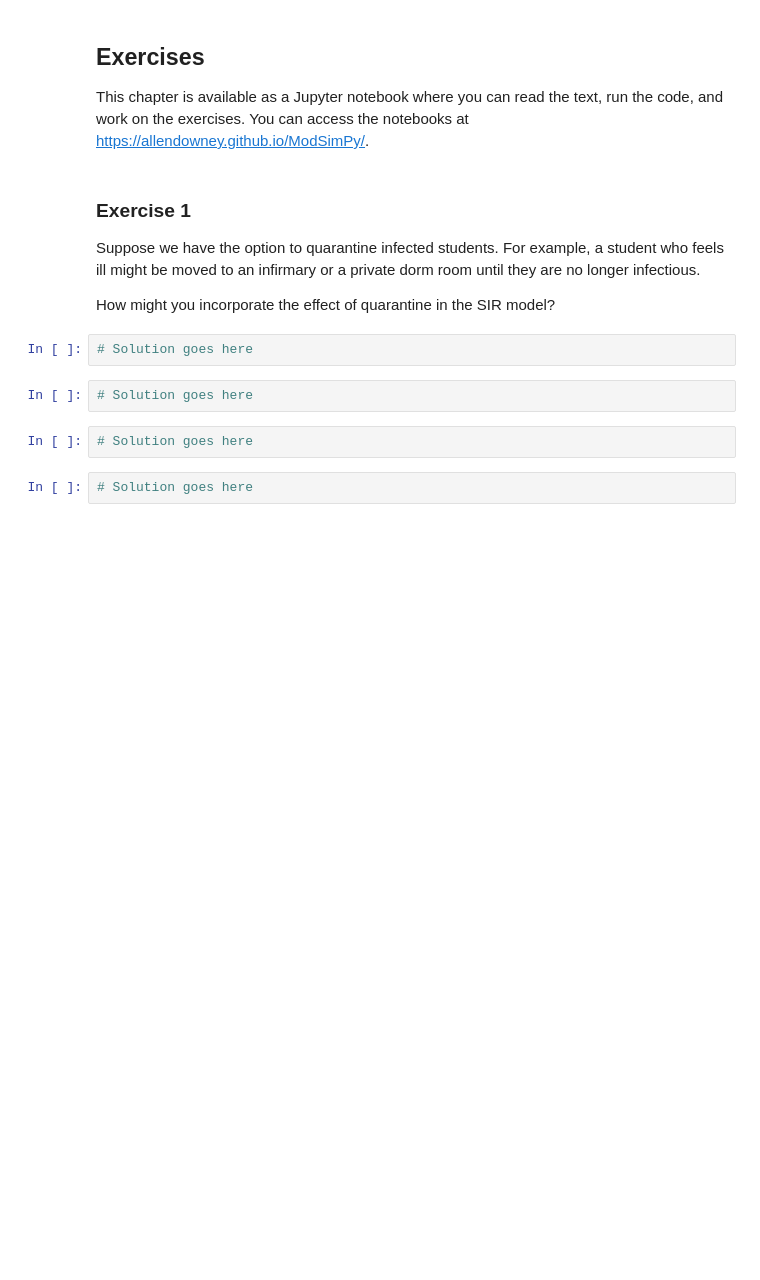
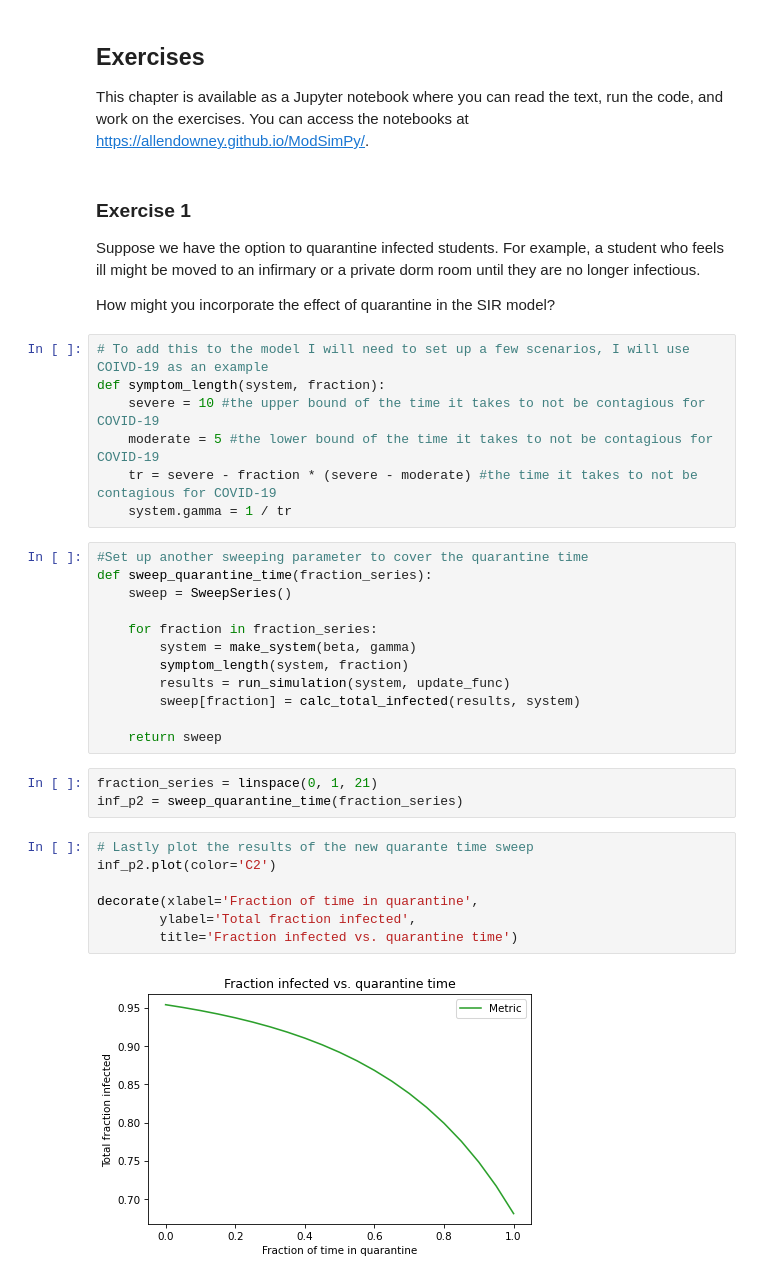
Before and after one commit to jonburns2454/DATA-604, a Jupyter notebook: Week 6/chap12.ipynb, the cells around one changed output. Saved outputs shown, nothing was run; the diff lists cells and outputs as text; blank space fills up the shorter version.

```diff
--- a/Week 6/chap12.ipynb
+++ b/Week 6/chap12.ipynb
@@ -192,10 +196,33 @@ You can access the notebooks at <https://allendowney.github.io/ModSimPy/>.
 
 How might you incorporate the effect of quarantine in the SIR model?
 # %%
-# Solution goes here
+# To add this to the model I will need to set up a few scenarios, I will use COIVD-19 as an example
+def symptom_length(system, fraction):
+    severe = 10 #the upper bound of the time it takes to not be contagious for COVID-19
+    moderate = 5 #the lower bound of the time it takes to not be contagious for COVID-19
+    tr = severe - fraction * (severe - moderate) #the time it takes to not be contagious for COVID-19
+    system.gamma = 1 / tr
 # %%
-# Solution goes here
+#Set up another sweeping parameter to cover the quarantine time
+def sweep_quarantine_time(fraction_series):
+    sweep = SweepSeries()
+
+    for fraction in fraction_series:
+        system = make_system(beta, gamma)
+        symptom_length(system, fraction)
+        results = run_simulation(system, update_func)
+        sweep[fraction] = calc_total_infected(results, system)
+
+    return sweep
 # %%
-# Solution goes here
+fraction_series = linspace(0, 1, 21)
+inf_p2 = sweep_quarantine_time(fraction_series)
 # %%
-# Solution goes here
+# Lastly plot the results of the new quarante time sweep
+inf_p2.plot(color='C2')
+
+decorate(xlabel='Fraction of time in quarantine',
+        ylabel='Total fraction infected',
+        title='Fraction infected vs. quarantine time')
+# %% [output]
+[figure, added]
```
Also changed, not shown: parts of 6 cells of this notebook.
